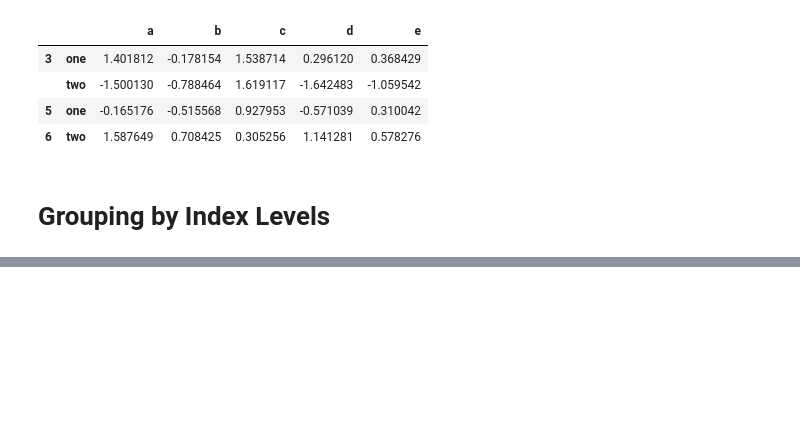
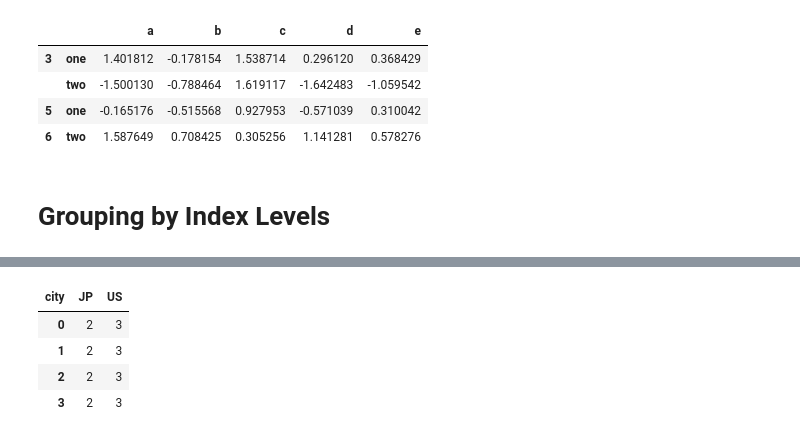
Before and after one commit to ArslanAmanov/Data-Science-Foundations-, a Jupyter notebook: Python for Data Analyses O'reilly_book/ch9_data_aggregation_and_group_ops.ipynb, the cells around one changed output, grey strips where cells are left out. Cells and saved outputs as stored; diff of their text form; code cells hidden in the pictures; blank space fills up the shorter version.

```diff
--- a/Python for Data Analyses O'reilly_book/ch9_data_aggregation_and_group_ops.ipynb
+++ b/Python for Data Analyses O'reilly_book/ch9_data_aggregation_and_group_ops.ipynb
@@ -298,0 +325,8 @@ people.groupby([len, key_list]).min() # group people by len and key_list and com
+# %%
+hier_df.groupby(level='city', axis=1).count() # group hier_df by level = 'city' and axis = 1 and compute count
+# %% [output]
+| city | JP | US |
+| 0 | 2 | 3 |
+| 1 | 2 | 3 |
+| 2 | 2 | 3 |
+| 3 | 2 | 3 |
```
Also changed, not shown: parts of 4 cells of this notebook.
